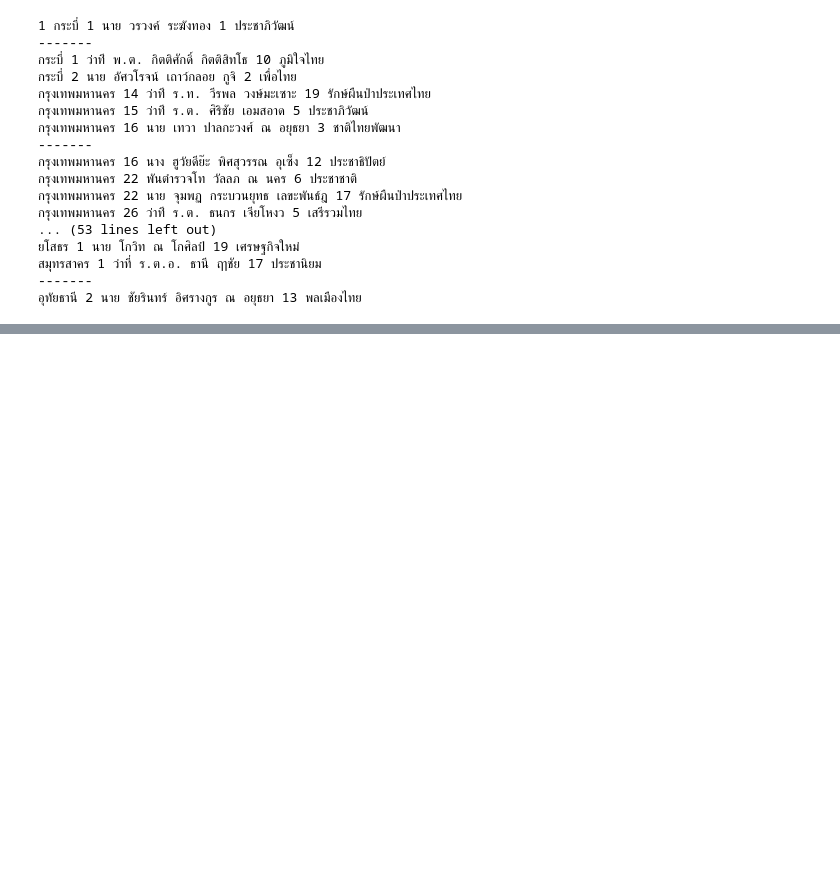
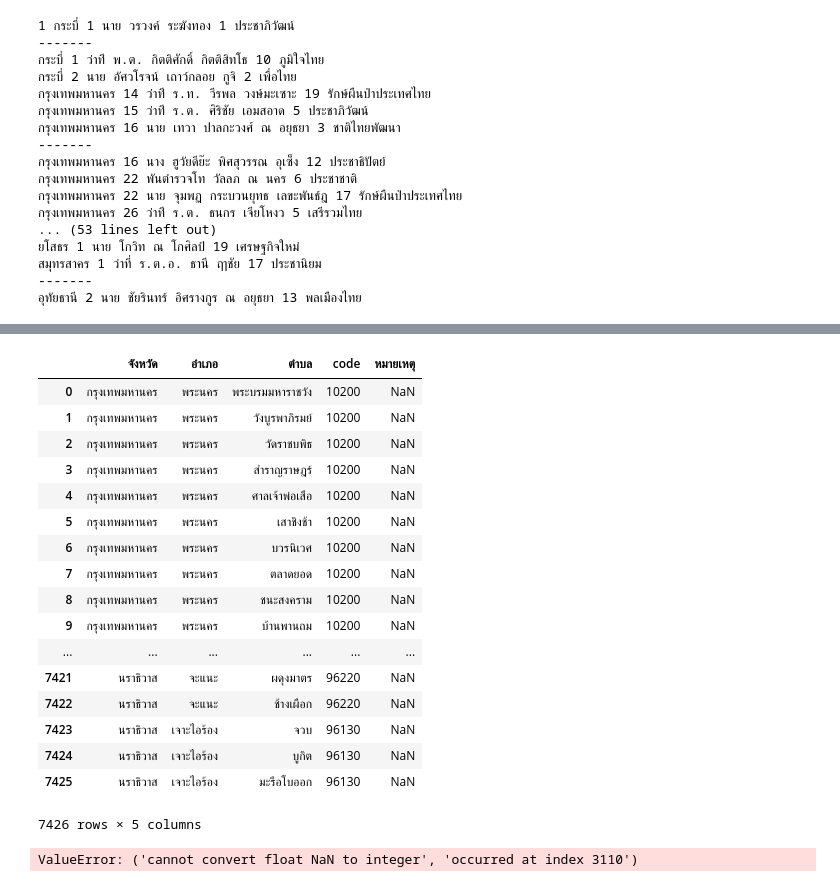
Before and after one commit to electinth/dataset-election-62-candidates, a Jupyter notebook: dev.ipynb, the cells around one changed output, grey strips where cells are left out. Drawn from its saved outputs; the diff is of its cells as text; code cells hidden in the pictures; blank space fills up the shorter version.

```diff
--- a/dev.ipynb
+++ b/dev.ipynb
@@ -57,0 +128,21 @@ df.to_csv('election-62-candidates-merged-before-fix.csv')
+# %%
+post_code
+# %% [output]
+|  | จังหวัด | อำเภอ | ตำบล | code | หมายเหตุ |
+| 0 | กรุงเทพมหานคร | พระนคร | พระบรมมหาราชวัง | 10200 | NaN |
+| 1 | กรุงเทพมหานคร | พระนคร | วังบูรพาภิรมย์ | 10200 | NaN |
+| 2 | กรุงเทพมหานคร | พระนคร | วัดราชบพิธ | 10200 | NaN |
+| 3 | กรุงเทพมหานคร | พระนคร | สำราญราษฎร์ | 10200 | NaN |
+| 4 | กรุงเทพมหานคร | พระนคร | ศาลเจ้าพ่อเสือ | 10200 | NaN |
+| 5 | กรุงเทพมหานคร | พระนคร | เสาชิงช้า | 10200 | NaN |
+| 6 | กรุงเทพมหานคร | พระนคร | บวรนิเวศ | 10200 | NaN |
+| 7 | กรุงเทพมหานคร | พระนคร | ตลาดยอด | 10200 | NaN |
+| 8 | กรุงเทพมหานคร | พระนคร | ชนะสงคราม | 10200 | NaN |
+| 9 | กรุงเทพมหานคร | พระนคร | บ้านพานถม | 10200 | NaN |
+| ... | ... | ... | ... | ... | ... |
+| 7421 | นราธิวาส | จะแนะ | ผดุงมาตร | 96220 | NaN |
+| 7422 | นราธิวาส | จะแนะ | ช้างเผือก | 96220 | NaN |
+| 7423 | นราธิวาส | เจาะไอร้อง | จวบ | 96130 | NaN |
+| 7424 | นราธิวาส | เจาะไอร้อง | บูกิต | 96130 | NaN |
+| 7425 | นราธิวาส | เจาะไอร้อง | มะรือโบออก | 96130 | NaN |
+7426 rows × 5 columns
@@ -57,0 +152,14 @@ df.to_csv('election-62-candidates-merged-before-fix.csv')
+# %%
+df_post_election_zone = post_code.merge(elect_zone, on=['จังหวัด', 'อำเภอ'], how='left')[[
+    'code',
+    'จังหวัด',
+    'อำเภอ',
+    'ตำบล',
+    'เขตเลือกตั้งที่',
+    'interior',
+    'exterior',
+    'subinterior',
+    'หมายเหตุ'
+]]
+# %% [output]
+ValueError: ('cannot convert float NaN to integer', 'occurred at index 3110')
```
Also changed, not shown: parts of 28 cells of this notebook, 4 other files.
